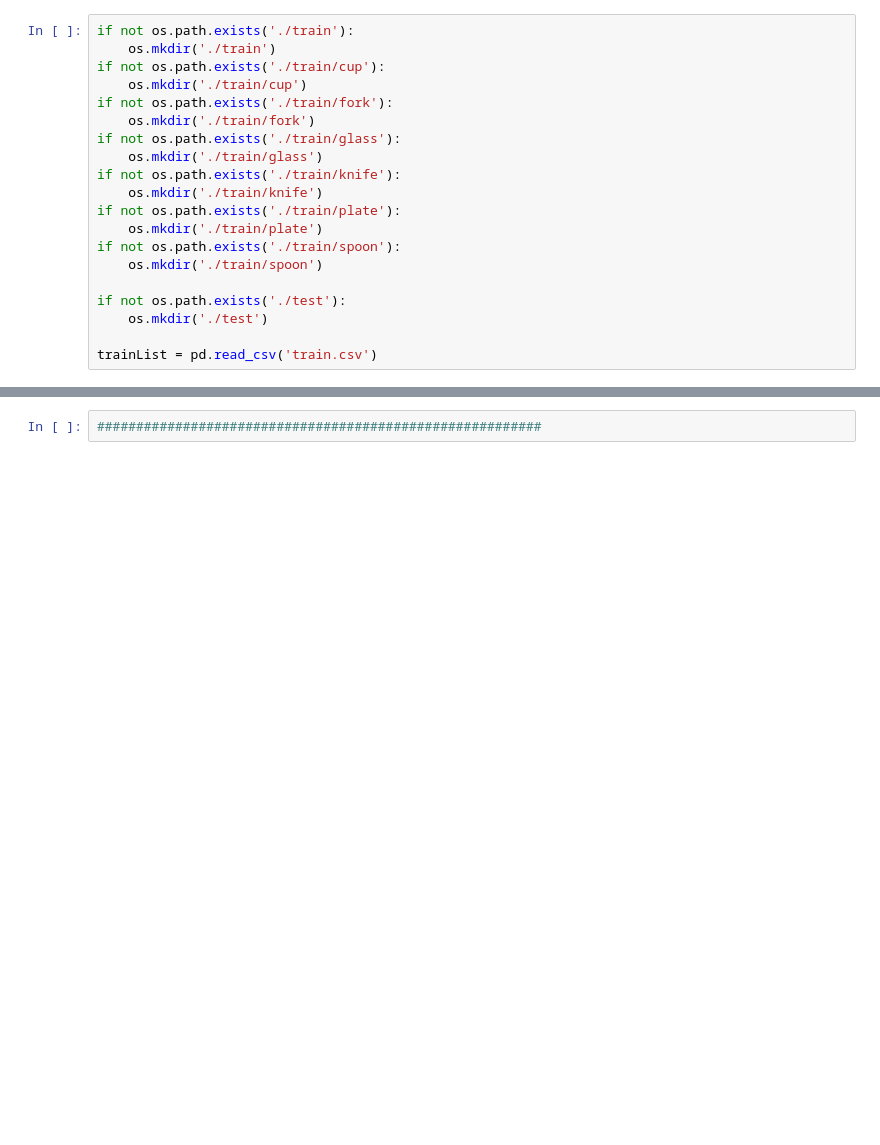
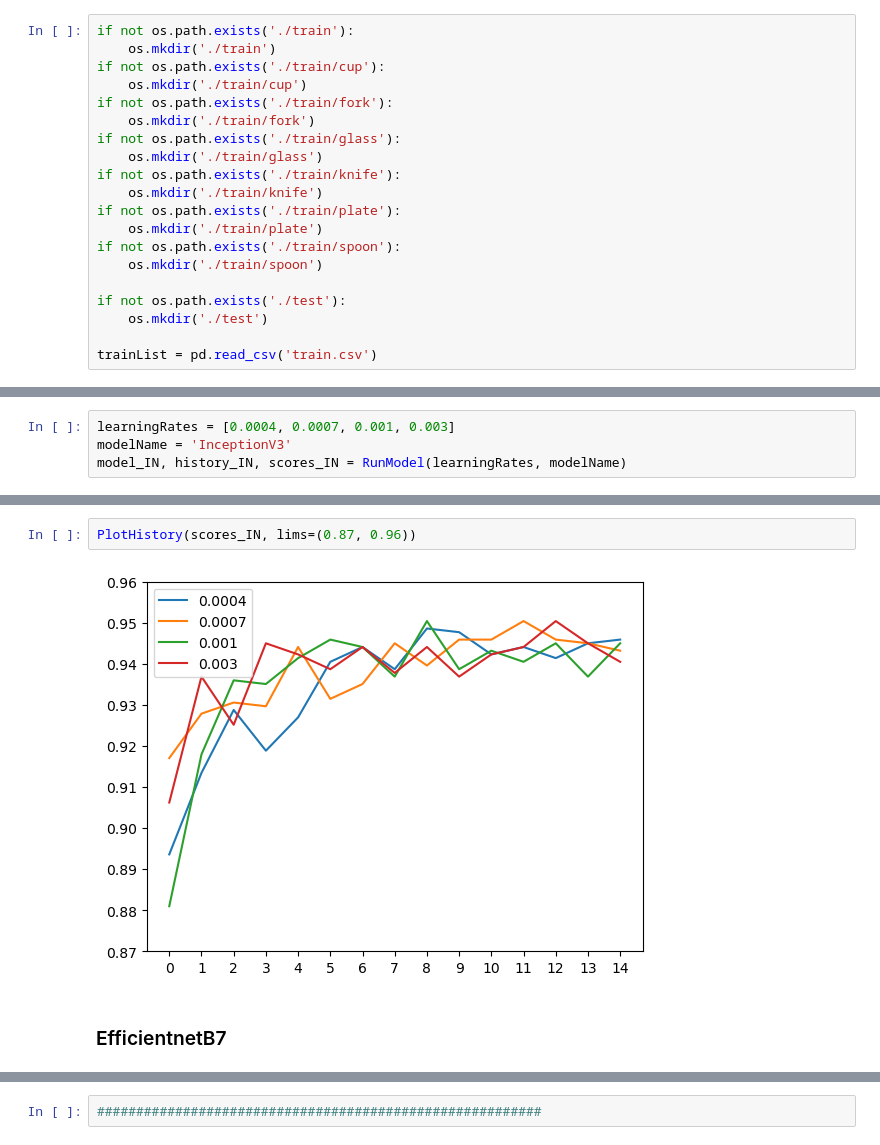
Before and after one commit to maclavijo/Kitchenware-Project, a Jupyter notebook: Kitchenware.ipynb, the cells around one changed output, grey strips where cells are left out. Drawn from its saved outputs; the diff is of its cells as text; blank space fills up the shorter version.

```diff
--- a/Kitchenware.ipynb
+++ b/Kitchenware.ipynb
@@ -282,0 +305,4 @@ plt.legend()
+# %%
+learningRates = [0.0004, 0.0007, 0.001, 0.003]
+modelName = 'InceptionV3'
+model_IN, history_IN, scores_IN = RunModel(learningRates, modelName)
@@ -282,0 +327,6 @@ plt.legend()
+# %%
+PlotHistory(scores_IN, lims=(0.87, 0.96))
+# %% [output]
+[figure, added]
+# %% [markdown]
+### EfficientnetB7
```
Also changed, not shown: parts of 82 cells of this notebook, 1 other file.
